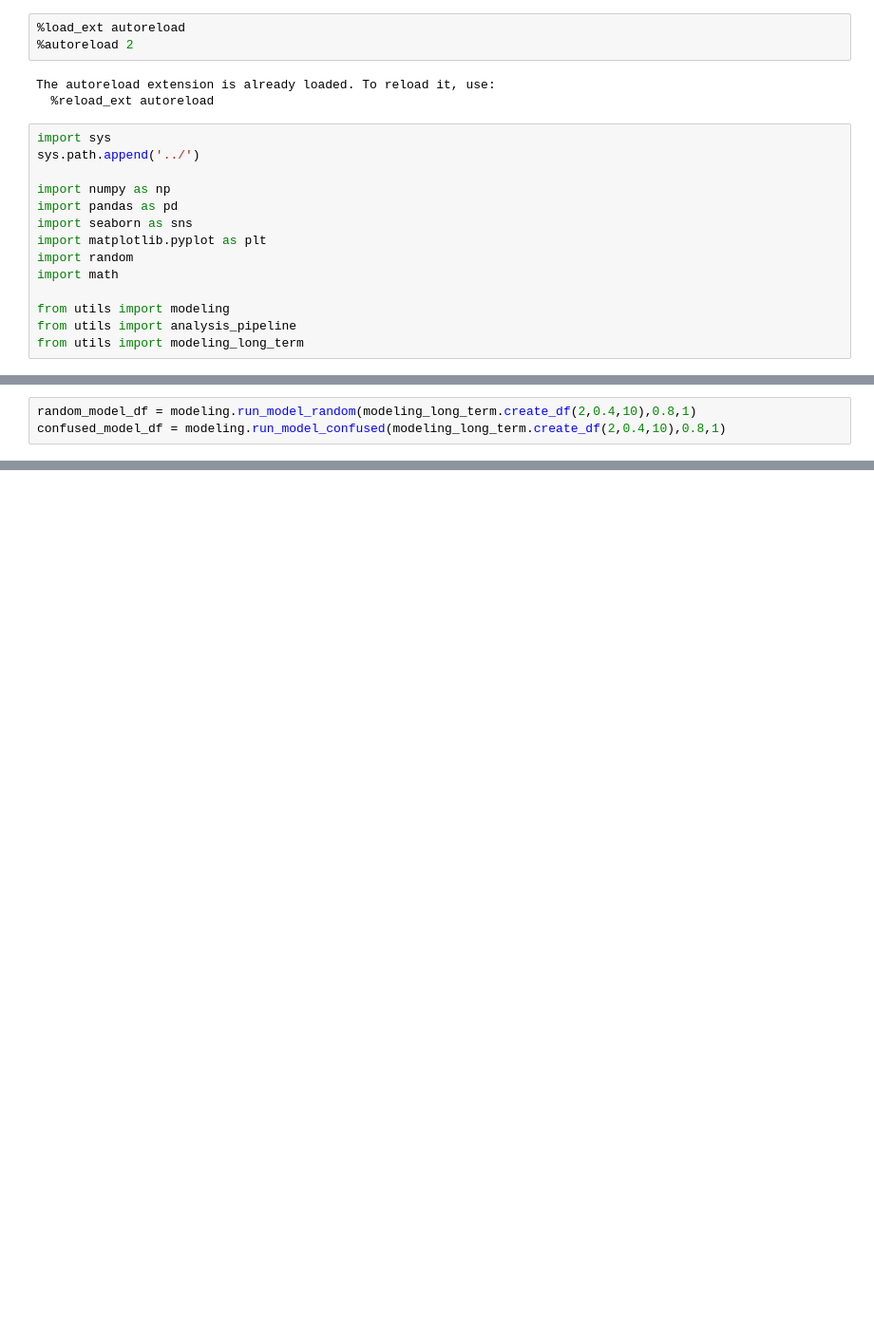
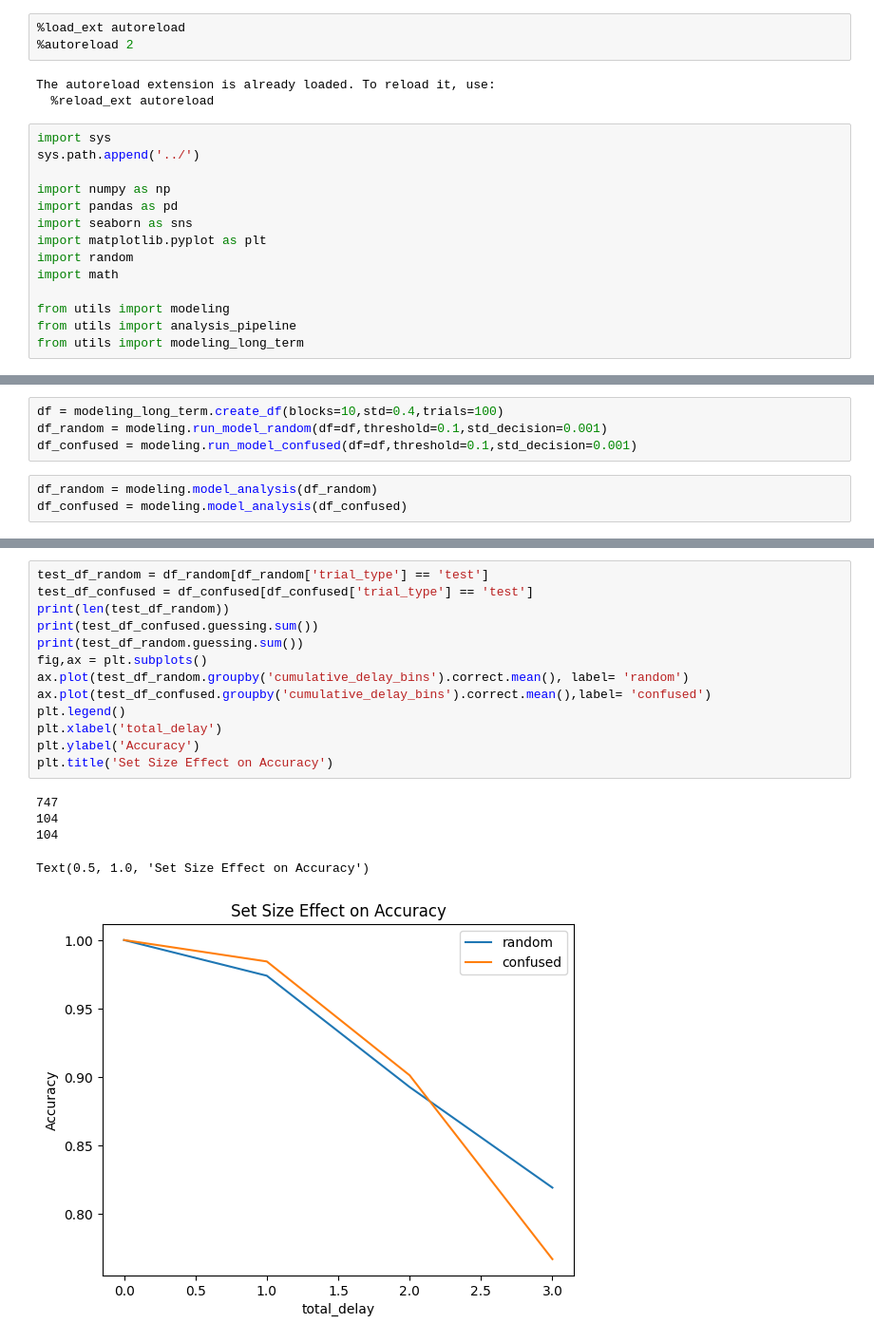
Before and after one commit to aidapiccato/multi-memory-analysis, a Jupyter notebook: notebooks/running_long_term.ipynb, the cells around one changed output, grey strips where cells are left out. Shown at 95% size. Cells and saved outputs as stored; diff of their text form; blank space fills up the shorter version.

```diff
--- a/notebooks/running_long_term.ipynb
+++ b/notebooks/running_long_term.ipynb
@@ -63,3 +44,0 @@ print(modeling_long_term.create_ltm_block(10,0.4))
-# %%
-random_model_df = modeling.run_model_random(modeling_long_term.create_df(2,0.4,10),0.8,1)
-confused_model_df = modeling.run_model_confused(modeling_long_term.create_df(2,0.4,10),0.8,1)
@@ -87,0 +45,7 @@ modeling.model_analysis(confused_model_df)
+# %%
+df = modeling_long_term.create_df(blocks=10,std=0.4,trials=100)
+df_random = modeling.run_model_random(df=df,threshold=0.1,std_decision=0.001)
+df_confused = modeling.run_model_confused(df=df,threshold=0.1,std_decision=0.001)
+# %%
+df_random = modeling.model_analysis(df_random)
+df_confused = modeling.model_analysis(df_confused)
@@ -87,0 +61,19 @@ modeling.model_analysis(confused_model_df)
+# %%
+test_df_random = df_random[df_random['trial_type'] == 'test']
+test_df_confused = df_confused[df_confused['trial_type'] == 'test']
+print(len(test_df_random))
+print(test_df_confused.guessing.sum())
+print(test_df_random.guessing.sum())
+fig,ax = plt.subplots()
+ax.plot(test_df_random.groupby('cumulative_delay_bins').correct.mean(), label= 'random')
+ax.plot(test_df_confused.groupby('cumulative_delay_bins').correct.mean(),label= 'confused')
+plt.legend()
+plt.xlabel('total_delay')
+plt.ylabel('Accuracy')
+plt.title('Set Size Effect on Accuracy')
+# %% [output]
+747
+104
+104
+Text(0.5, 1.0, 'Set Size Effect on Accuracy')
+[figure, added]
```
Also changed, not shown: parts of 14 cells of this notebook, 5 other files.
